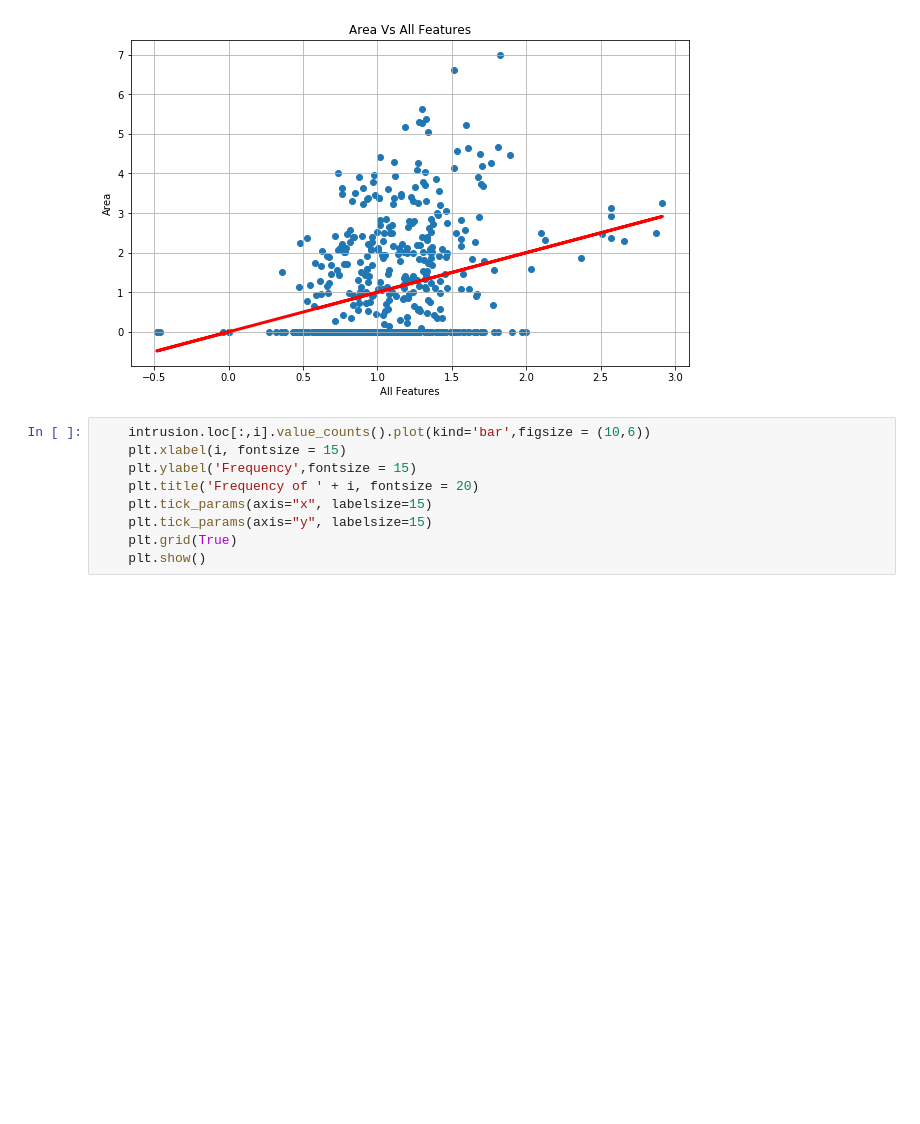
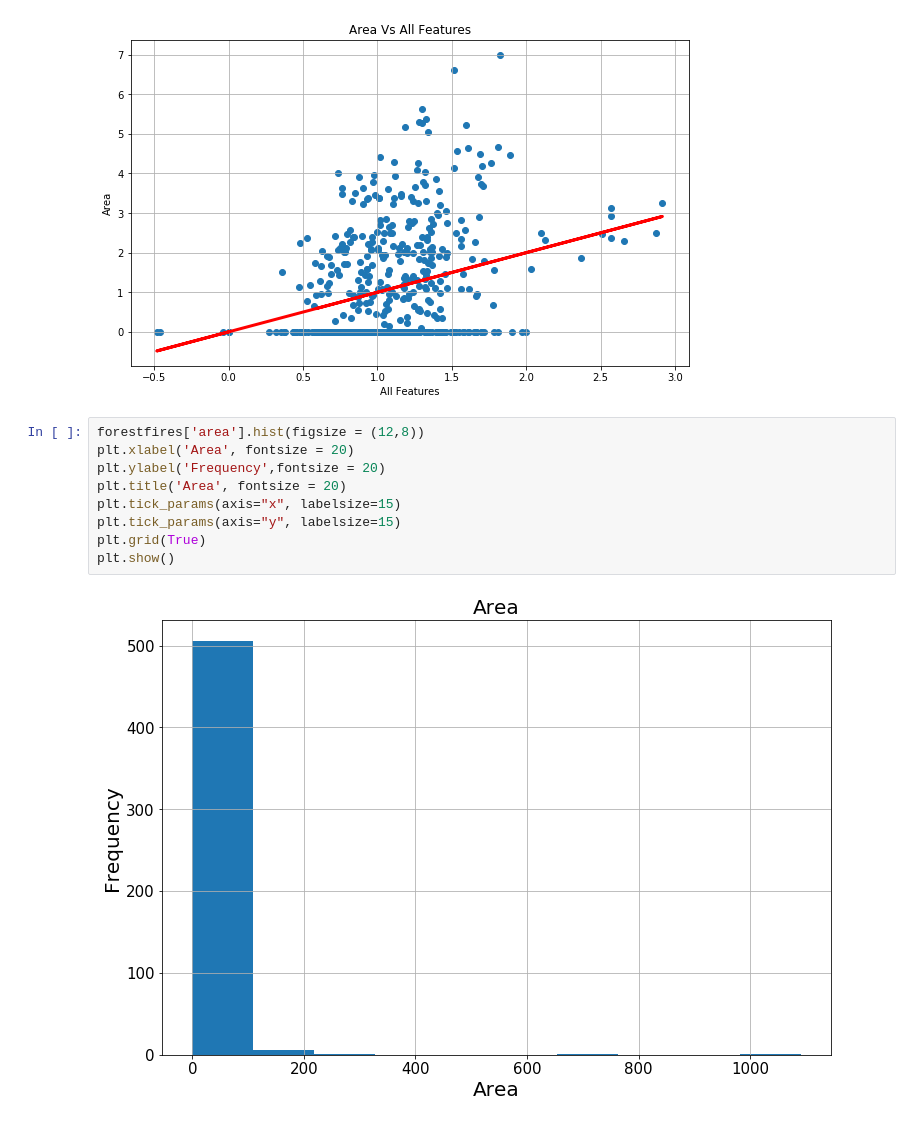
Before and after one commit to rodolfolermacontreras/ML_1_Assignment_2, a Jupyter notebook: MLEARN510-Lesson02-Rodolfo_Lerma.ipynb, the cells around one changed output. Saved outputs shown, nothing was run; the diff lists cells and outputs as text; blank space fills up the shorter version.

Commit message:
Adding histogram plots on target variable
Added plots, still need some updating

```diff
--- a/MLEARN510-Lesson02-Rodolfo_Lerma.ipynb
+++ b/MLEARN510-Lesson02-Rodolfo_Lerma.ipynb
@@ -368,11 +390,13 @@ scatters(predictions, y_output_all, predictions, 'All Features')
 # %% [output]
 [figure]
 # %%
-    intrusion.loc[:,i].value_counts().plot(kind='bar',figsize = (10,6))
-    plt.xlabel(i, fontsize = 15)
-    plt.ylabel('Frequency',fontsize = 15)
-    plt.title('Frequency of ' + i, fontsize = 20)
-    plt.tick_params(axis="x", labelsize=15)
-    plt.tick_params(axis="y", labelsize=15)
-    plt.grid(True)
-    plt.show()
+forestfires['area'].hist(figsize = (12,8))
+plt.xlabel('Area', fontsize = 20)
+plt.ylabel('Frequency',fontsize = 20)
+plt.title('Area', fontsize = 20)
+plt.tick_params(axis="x", labelsize=15)
+plt.tick_params(axis="y", labelsize=15)
+plt.grid(True)
+plt.show()
+# %% [output]
+[figure, added]
```
Also changed, not shown: parts of 3 cells of this notebook.
